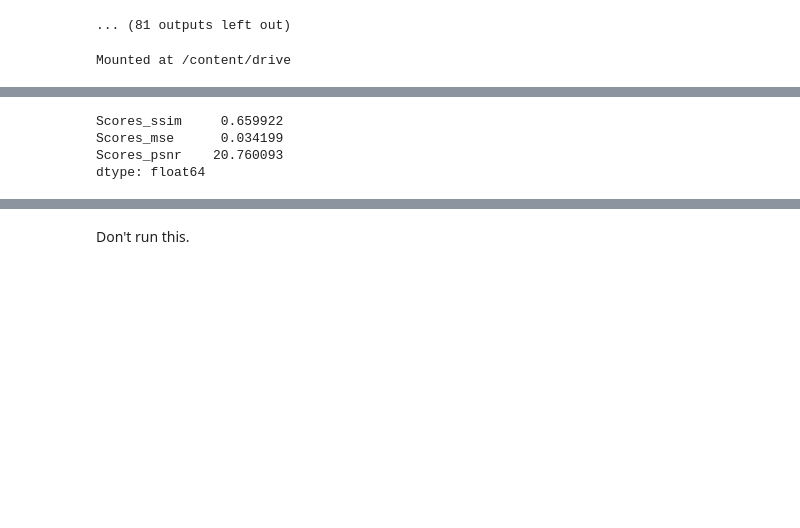
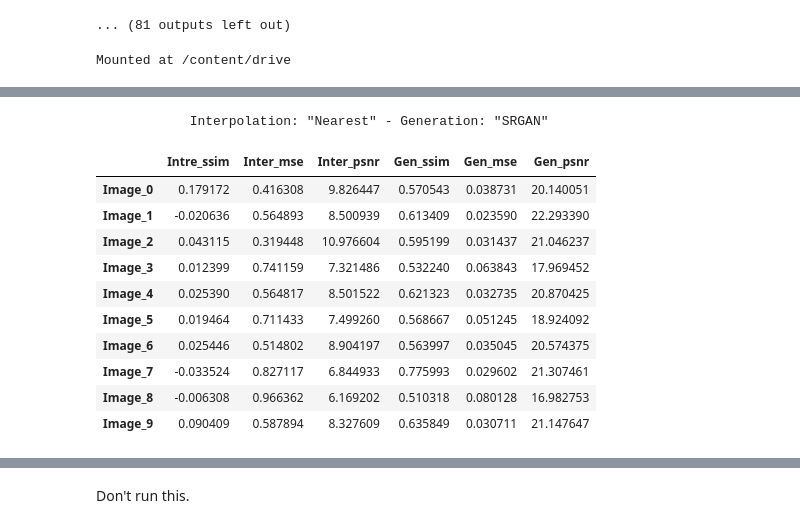
Before and after one commit to iam-pattan/SRGANs, a Jupyter notebook: SRGAN_Final.ipynb, the cells around one changed output, grey strips where cells are left out. Cells and saved outputs as stored; diff of their text form; code cells hidden in the pictures; blank space fills up the shorter version.

```diff
--- a/SRGAN_Final.ipynb
+++ b/SRGAN_Final.ipynb
@@ -557,8 +632,8 @@ from skimage.metrics import peak_signal_noise_ratio as psnr
 from skimage.metrics import mean_squared_error
 import pandas as pd
 
-ssim_const = ssim(high_resolution_images[0], generated_images[0], multichannel=True)
-pnsr_const = psnr(high_resolution_images[0], generated_images[0])
-score_mse = mean_squared_error(generated_images[0], high_resolution_images[0])
+ssim_const = ssim(_area[9], generated_images[9], multichannel=True)
+pnsr_const = psnr(_area[9], generated_images[9])
+score_mse = mean_squared_error(_area[9], generated_images[9])
 ssim_const, pnsr_const, score_mse
 # %% [output]
@@ -566,13 +643,34 @@ ssim_const, pnsr_const, score_mse
+# %%
+# interpolated images
+def interpol_method(inter):
+  '''
+  Interpolation methods included are :
+  _near, _lin, _area, _cubic, _lancz
+  '''
+  list_1, list_2, list_3 = [], [], []
+  for index, img in enumerate(generated_images):
+      score_ssim = ssim(high_resolution_images[index], inter[index], multichannel=True)
+      list_1.append(score_ssim)
+      score_mse = mean_squared_error(high_resolution_images[index], inter[index])
+      list_2.append(score_mse)
+      score_psnr = psnr(high_resolution_images[index], inter[index])
+      list_3.append(score_psnr)
+
+  interpolate = pd.DataFrame({'Intre_ssim' : list_1,
+                              'Inter_mse' : list_2,
+                              'Inter_psnr' : list_3})
+  return interpolate
 # %%
+# generated images
 lis_1, lis_2, lis_3 = [], [], []
 for index, img in enumerate(generated_images):
-    score_ssim = ssim(generated_images[index], high_resolution_images[index], multichannel=True)
+    score_ssim = ssim(high_resolution_images[index], generated_images[index], multichannel=True)
     lis_1.append(score_ssim)
-    score_mse = mean_squared_error(generated_images[index], high_resolution_images[index])
+    score_mse = mean_squared_error(high_resolution_images[index], generated_images[index])
     lis_2.append(score_mse)
-    score_psnr = psnr(generated_images[index], high_resolution_images[index])
+    score_psnr = psnr(high_resolution_images[index], generated_images[index])
     lis_3.append(score_psnr)
 
-pd.DataFrame({'Scores_ssim' : lis_1,
-              'Scores_mse' : lis_2,
-              'Scores_psnr' : lis_3})
+gen = pd.DataFrame({'Gen_ssim' : lis_1,
+                    'Gen_mse' : lis_2,
+                    'Gen_psnr' : lis_3})
@@ -596,9 +677,18 @@ pd.DataFrame({'Scores_ssim' : lis_1,
-# %%
-pd.DataFrame({'Scores_ssim' : lis_1,
-              'Scores_mse' : lis_2,
-              'Scores_psnr' : lis_3}).mean()
-# %% [output]
-Scores_ssim     0.659922
-Scores_mse      0.034199
-Scores_psnr    20.760093
-dtype: float64
+# %%
+print('            Interpolation: "Nearest" - Generation: "SRGAN"')
+# inerpol_methods: _near, _lin, _area, _cubic, _lancz
+df = pd.concat([interpol_method(_near), gen], axis=1)
+df.T.add_prefix('Image_').T
+# %% [output]
+            Interpolation: "Nearest" - Generation: "SRGAN"
+|  | Intre_ssim | Inter_mse | Inter_psnr | Gen_ssim | Gen_mse | Gen_psnr |
+| Image_0 | 0.179172 | 0.416308 | 9.826447 | 0.570543 | 0.038731 | 20.140051 |
+| Image_1 | -0.020636 | 0.564893 | 8.500939 | 0.613409 | 0.023590 | 22.293390 |
+| Image_2 | 0.043115 | 0.319448 | 10.976604 | 0.595199 | 0.031437 | 21.046237 |
+| Image_3 | 0.012399 | 0.741159 | 7.321486 | 0.532240 | 0.063843 | 17.969452 |
+| Image_4 | 0.025390 | 0.564817 | 8.501522 | 0.621323 | 0.032735 | 20.870425 |
+| Image_5 | 0.019464 | 0.711433 | 7.499260 | 0.568667 | 0.051245 | 18.924092 |
+| Image_6 | 0.025446 | 0.514802 | 8.904197 | 0.563997 | 0.035045 | 20.574375 |
+| Image_7 | -0.033524 | 0.827117 | 6.844933 | 0.775993 | 0.029602 | 21.307461 |
+| Image_8 | -0.006308 | 0.966362 | 6.169202 | 0.510318 | 0.080128 | 16.982753 |
+| Image_9 | 0.090409 | 0.587894 | 8.327609 | 0.635849 | 0.030711 | 21.147647 |
```
Also changed, not shown: parts of 20 cells of this notebook.
